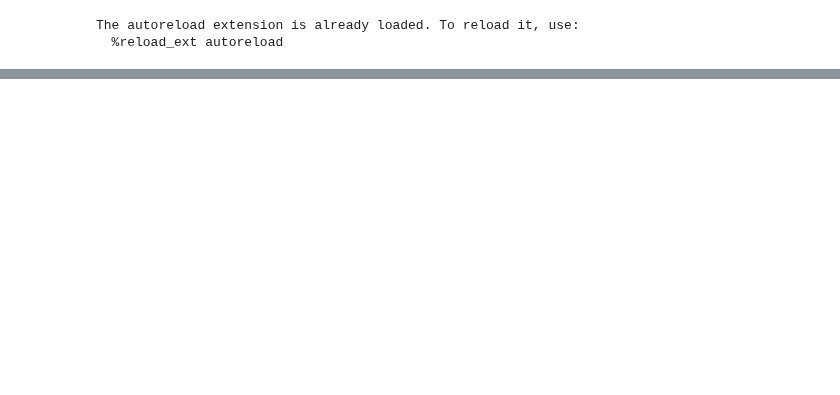
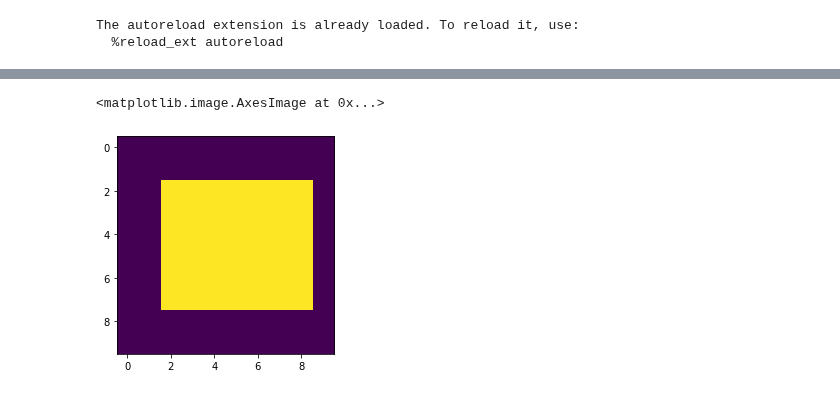
Before and after one commit to aprilsin/cs194-proj5, a Jupyter notebook: test.ipynb, the cells around one changed output, grey strips where cells are left out. Cells and saved outputs as stored; diff of their text form; code cells hidden in the pictures; blank space fills up the shorter version.

```diff
--- a/test.ipynb
+++ b/test.ipynb
@@ -48,0 +111,5 @@ utils.plot_pts(im1, c1)
+# %%
+plt.imshow(square)
+# %% [output]
+<matplotlib.image.AxesImage at 0x...>
+[figure, added]
```
Also changed, not shown: parts of 17 cells of this notebook, 4 other files.
